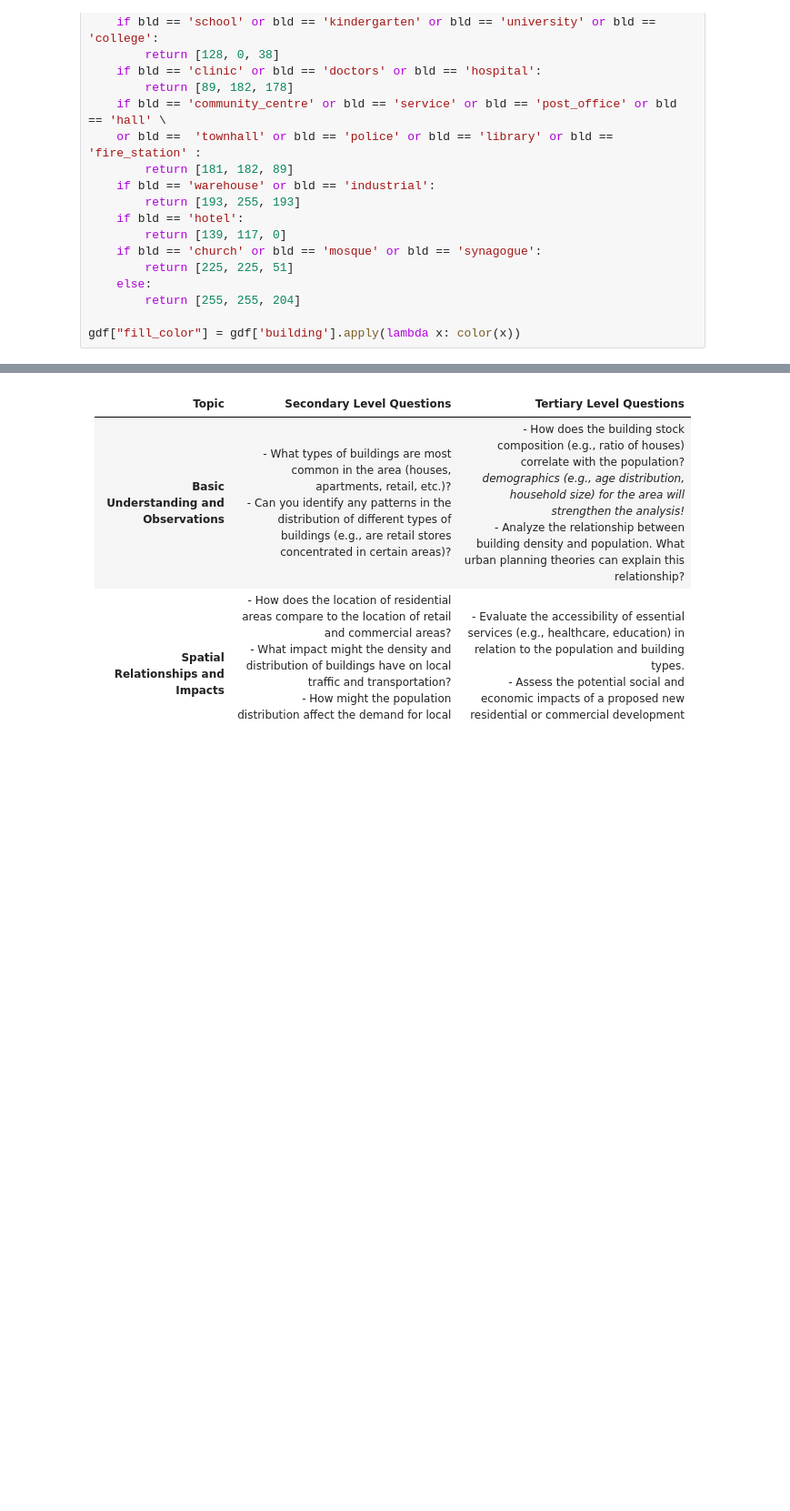
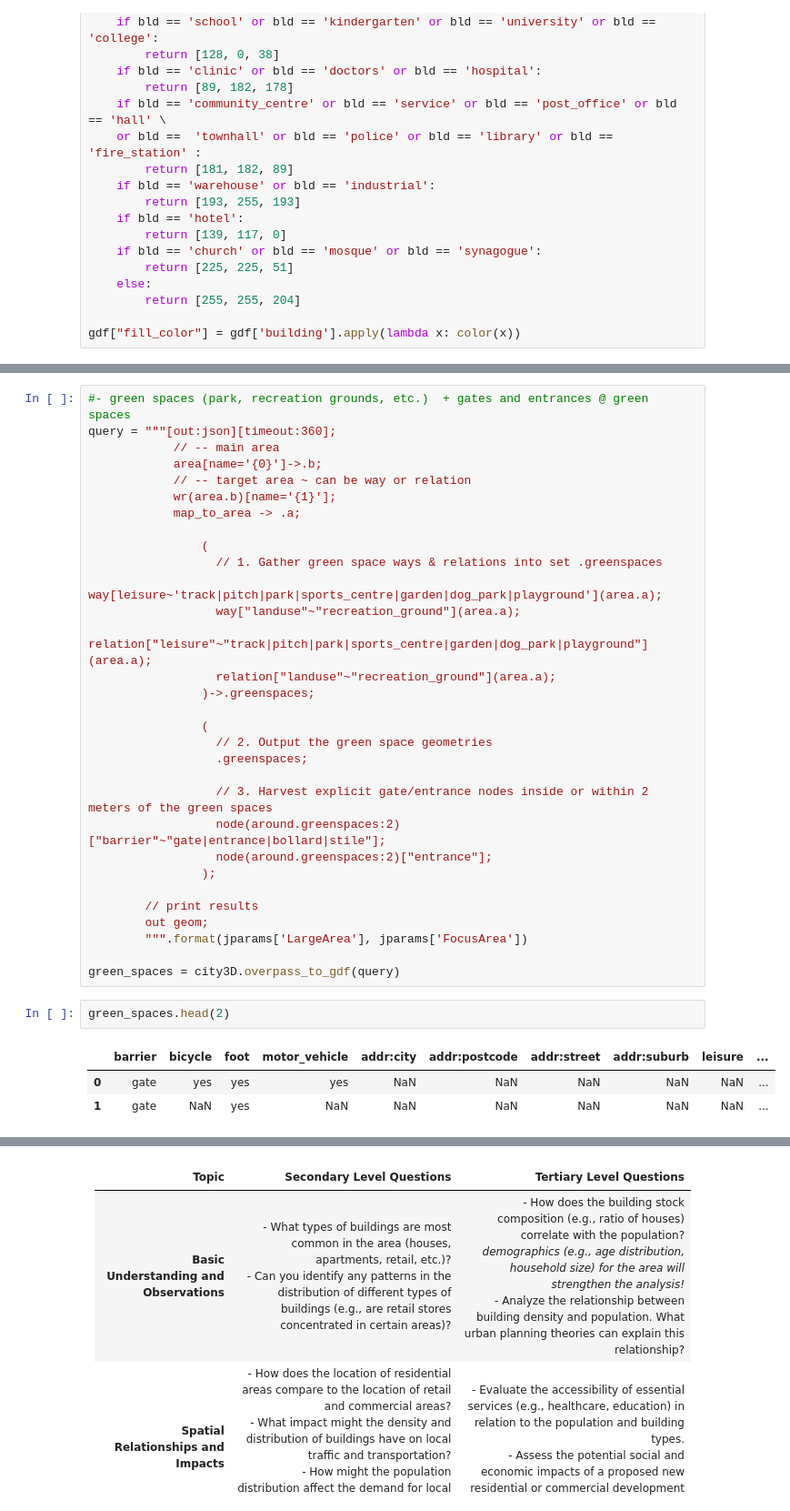
Before and after one commit to AdrianKriger/geo3D, a Jupyter notebook: village/CityJSONspatialDataScience.ipynb, the cells around one changed output, grey strips where cells are left out. Shown at 91% size. Cells and saved outputs as stored; diff of their text form; blank space fills up the shorter version.

Commit message:
139. E2SFCA:green-space accessibility score - village

```diff
--- a/village/CityJSONspatialDataScience.ipynb
+++ b/village/CityJSONspatialDataScience.ipynb
@@ -900,0 +974,37 @@ city3D.show_interactive_html(html)
+# %%
+#- green spaces (park, recreation grounds, etc.)  + gates and entrances @ green spaces
+query = """[out:json][timeout:360];
+            // -- main area
+            area[name='{0}']->.b;
+            // -- target area ~ can be way or relation
+            wr(area.b)[name='{1}'];
+            map_to_area -> .a;
+
+                (
+                  // 1. Gather green space ways & relations into set .greenspaces
+                  way[leisure~'track|pitch|park|sports_centre|garden|dog_park|playground'](area.a);
+                  way["landuse"~"recreation_ground"](area.a);
+                  relation["leisure"~"track|pitch|park|sports_centre|garden|dog_park|playground"](area.a);
+                  relation["landuse"~"recreation_ground"](area.a);
+                )->.greenspaces;
+
+                (
+                  // 2. Output the green space geometries
+                  .greenspaces;
+
+                  // 3. Harvest explicit gate/entrance nodes inside or within 2 meters of the green spaces
+                  node(around.greenspaces:2)["barrier"~"gate|entrance|bollard|stile"];
+                  node(around.greenspaces:2)["entrance"];
+                );
+
+        // print results
+        out geom;
+        """.format(jparams['LargeArea'], jparams['FocusArea'])
+
+green_spaces = city3D.overpass_to_gdf(query)
+# %%
+green_spaces.head(2)
+# %% [output]
+|  | barrier | bicycle | foot | motor_vehicle | addr:city | addr:postcode | addr:street | addr:suburb | leisure | ... |
+| 0 | gate | yes | yes | yes | NaN | NaN | NaN | NaN | NaN | ... |
+| 1 | gate | NaN | yes | NaN | NaN | NaN | NaN | NaN | NaN | ... |
```
Also changed, not shown: parts of 26 cells of this notebook, 4 other files.
